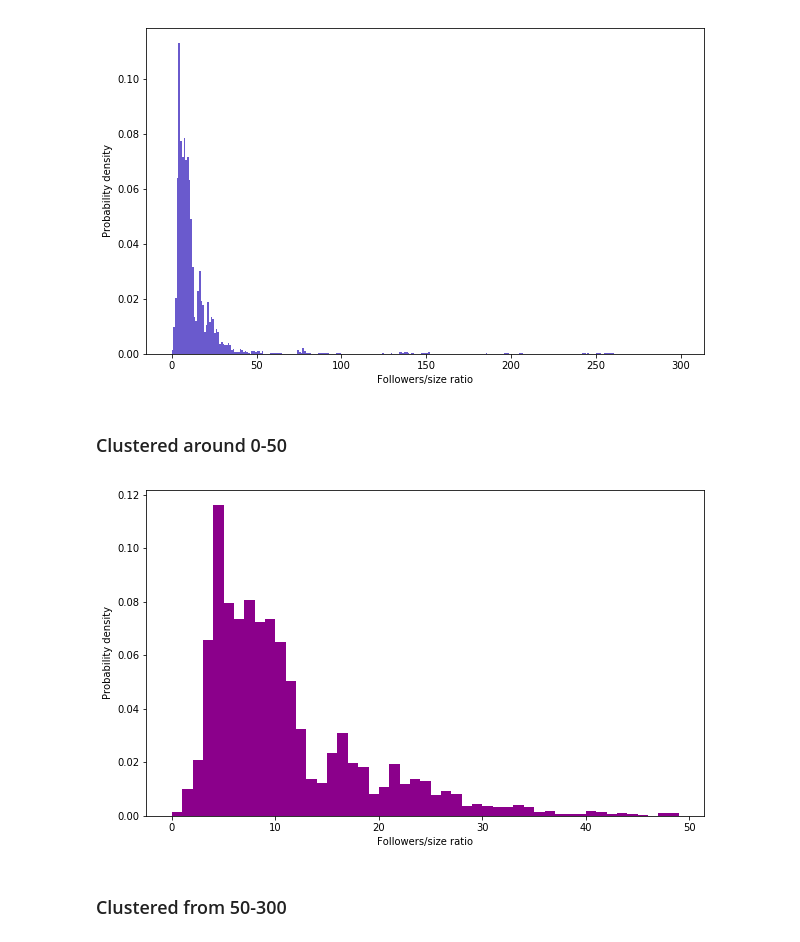
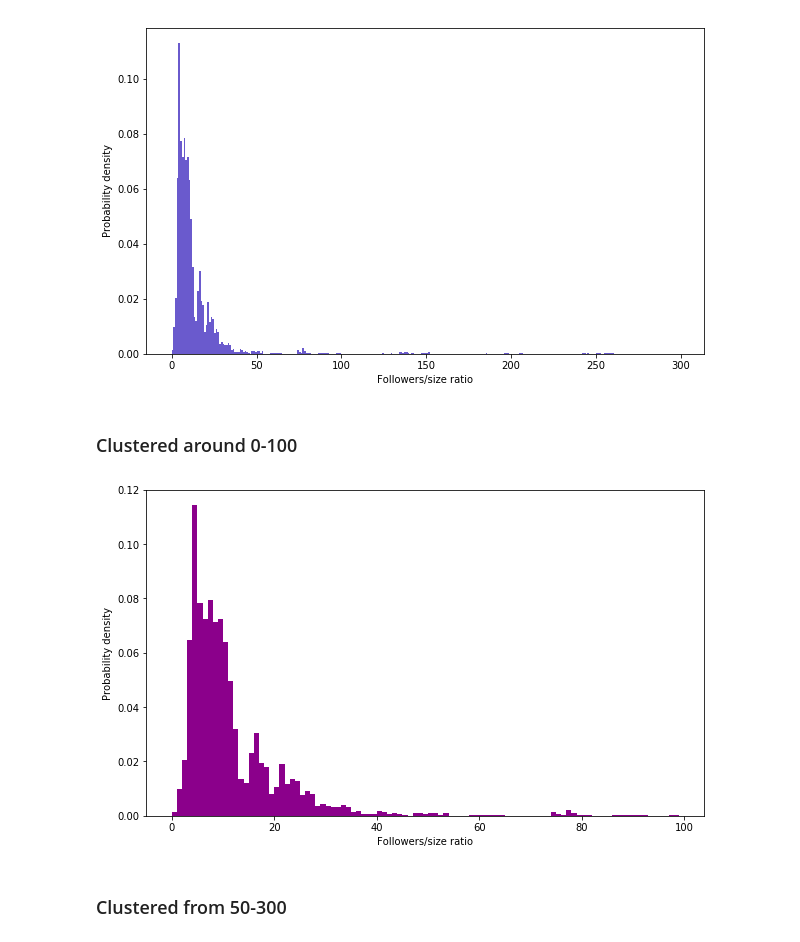
Before and after one commit to hyojunada/data_incubator_challenge_linkedin, a Jupyter notebook: notebook/Section3-fig1_follower_distribution.ipynb, the cells around one changed output. Saved outputs shown, nothing was run; the diff lists cells and outputs as text; code cells hidden in the pictures.

```diff
--- a/notebook/Section3-fig1_increase_of_followers_over_time-Copy1.ipynb
+++ b/notebook/Section3-fig1_follower_distribution.ipynb
@@ -67,15 +67,15 @@ plt.savefig('../result/followers_to_size_ratio.pdf', dpi=300, transparent=True,
 # %% [output]
 [figure]
 # %% [markdown]
-### Clustered around 0-50
+### Clustered around 0-100
 # %%
 fig, ax = plt.subplots(figsize=(10,6))
-ax.hist(followers_to_size, color='darkmagenta', density=True, bins=np.arange(0, 50, 1))
+ax.hist(followers_to_size, color='darkmagenta', density=True, bins=np.arange(0, 100, 1))
 ax.set_ylabel('Probability density')
 ax.set_xlabel('Followers/size ratio')
-plt.savefig('../result/followers_to_size_ratio_0_50.pdf', dpi=300, transparent=True, bbox_inches='tight')
+plt.savefig('../result/followers_to_size_ratio_0_100.png', dpi=300, transparent=True, bbox_inches='tight')
 # %% [output]
-[figure, old version]
+[figure, new version]
 # %% [markdown]
 ### Clustered from 50-300
 # %%
```
Also changed, not shown: parts of 4 cells of this notebook.
